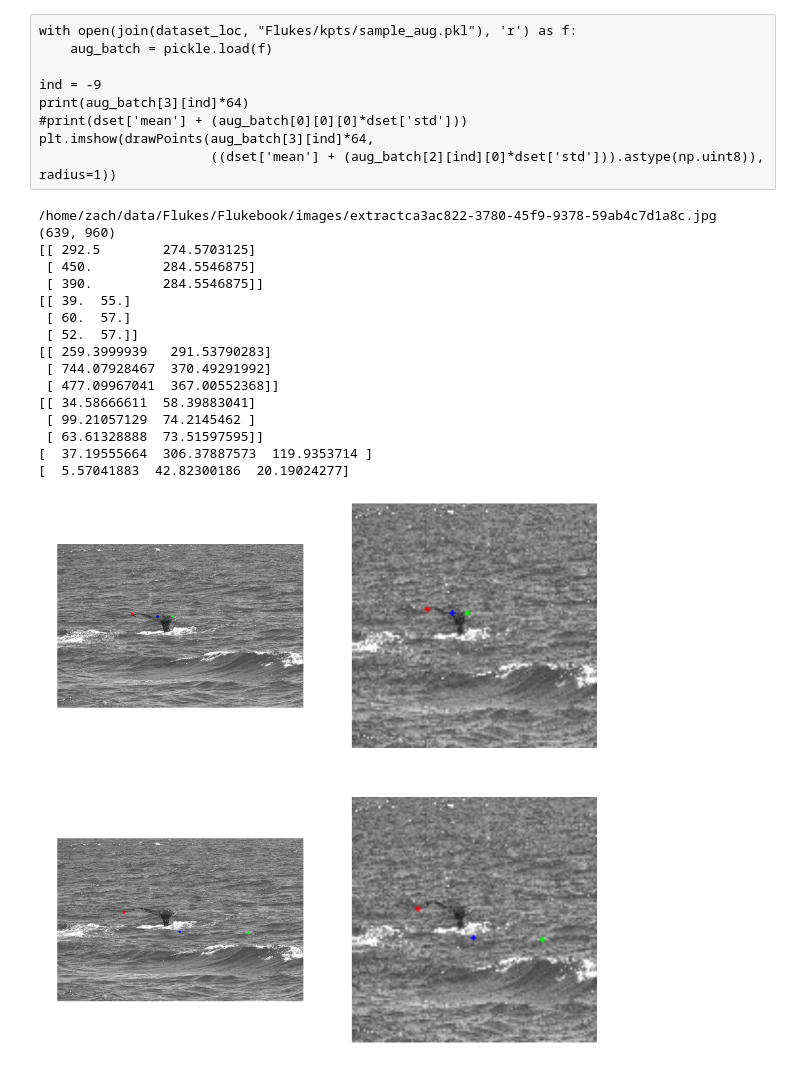
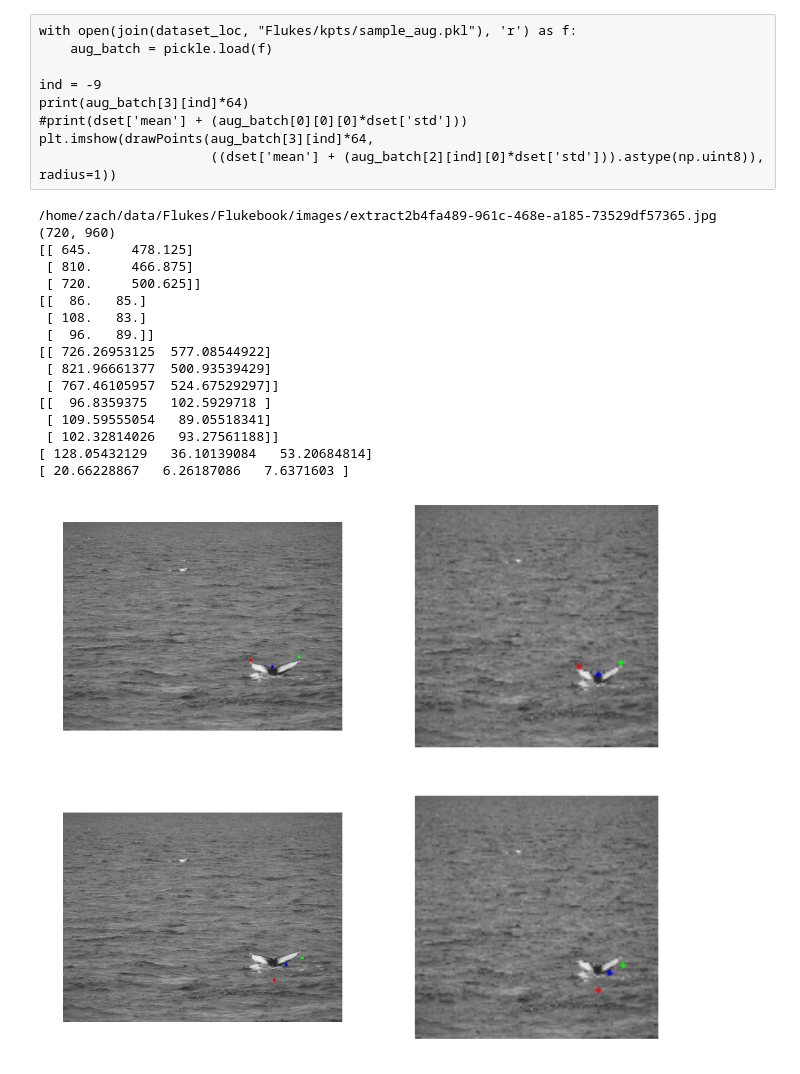
Before and after one commit to zmjjmz/thesiswork, a Jupyter notebook: edge_extract/Keypoint Extractor Analysis.ipynb, the cells around one changed output. Saved outputs shown, nothing was run; the diff lists cells and outputs as text; code cells hidden in the pictures.

```diff
--- a/edge_extract/Keypoint Extractor Analysis.ipynb
+++ b/edge_extract/Keypoint Extractor Analysis.ipynb
@@ -31,7 +31,7 @@ Trying /home/zach/envs/thesis/local/lib/python2.7/site-packages/flann-1.8.4-py2.
 Using gpu device 0: GeForce GTX TITAN X (CNMeM is disabled)
 # %%
 size = 128
-model_loc = 'all_kpts_%d_fixedx' % size
+model_loc = 'all_kpts_%d_fixedx_clean' % size
 dset_loc = 'all_kpts_%d_fixedx' % size
 # %%
 #model_name = 'dec_nest_a2e-3_e100.pkl'
@@ -296,22 +296,22 @@ sorted_pred = [stage[ind_sorted,:] for stage in point_outputs[sec]]
 sorted_names = [dset_for_model[sec]['names'][ind] for ind in ind_sorted]
 sorted_sizes = dset_for_model[sec]['extra'][ind_sorted,:]
 # %%
-show_output(sorted_X, sorted_y, sorted_pred, -8, stage=10, imgnames=sorted_names, sizes=sorted_sizes)
+show_output(sorted_X, sorted_y, sorted_pred, -10, stage=10, imgnames=sorted_names, sizes=sorted_sizes)
 # %% [output]
-/home/zach/data/Flukes/Flukebook/images/extractca3ac822-3780-45f9-9378-59ab4c7d1a8c.jpg
-(639, 960)
-[[ 292.5        274.5703125]
- [ 450.         284.5546875]
- [ 390.         284.5546875]]
-[[ 39.  55.]
- [ 60.  57.]
- [ 52.  57.]]
-[[ 259.3999939   291.53790283]
- [ 744.07928467  370.49291992]
- [ 477.09967041  367.00552368]]
-[[ 34.58666611  58.39883041]
- [ 99.21057129  74.2145462 ]
- [ 63.61328888  73.51597595]]
-[  37.19555664  306.37887573  119.9353714 ]
-[  5.57041883  42.82300186  20.19024277]
+/home/zach/data/Flukes/Flukebook/images/extract2b4fa489-961c-468e-a185-73529df57365.jpg
+(720, 960)
+[[ 645.     478.125]
+ [ 810.     466.875]
+ [ 720.     500.625]]
+[[  86.   85.]
+ [ 108.   83.]
+ [  96.   89.]]
+[[ 726.26953125  577.08544922]
+ [ 821.96661377  500.93539429]
+ [ 767.46105957  524.67529297]]
+[[  96.8359375   102.5929718 ]
+ [ 109.59555054   89.05518341]
+ [ 102.32814026   93.27561188]]
+[ 128.05432129   36.10139084   53.20684814]
+[ 20.66228867   6.26187086   7.6371603 ]
-[figure, old version]
+[figure, new version]
```
Also changed, not shown: parts of 13 cells of this notebook, 17 other files.
